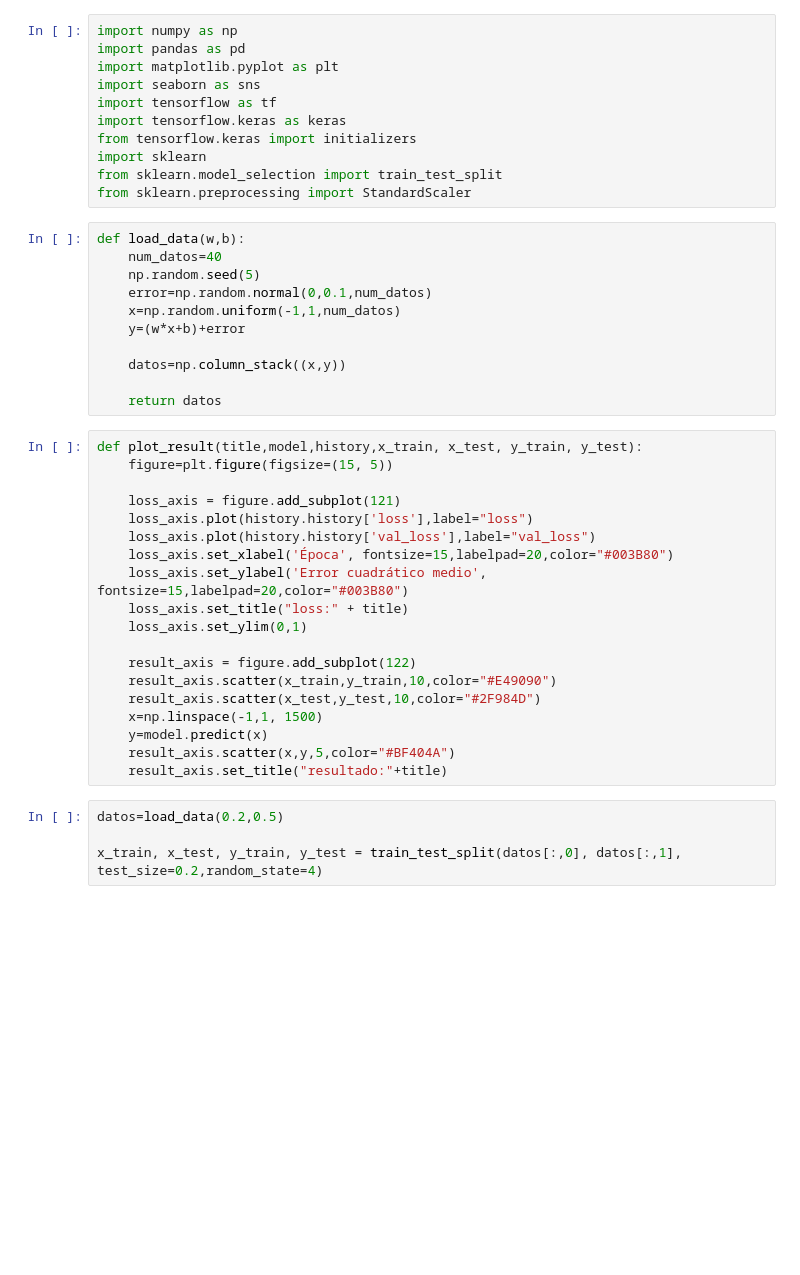
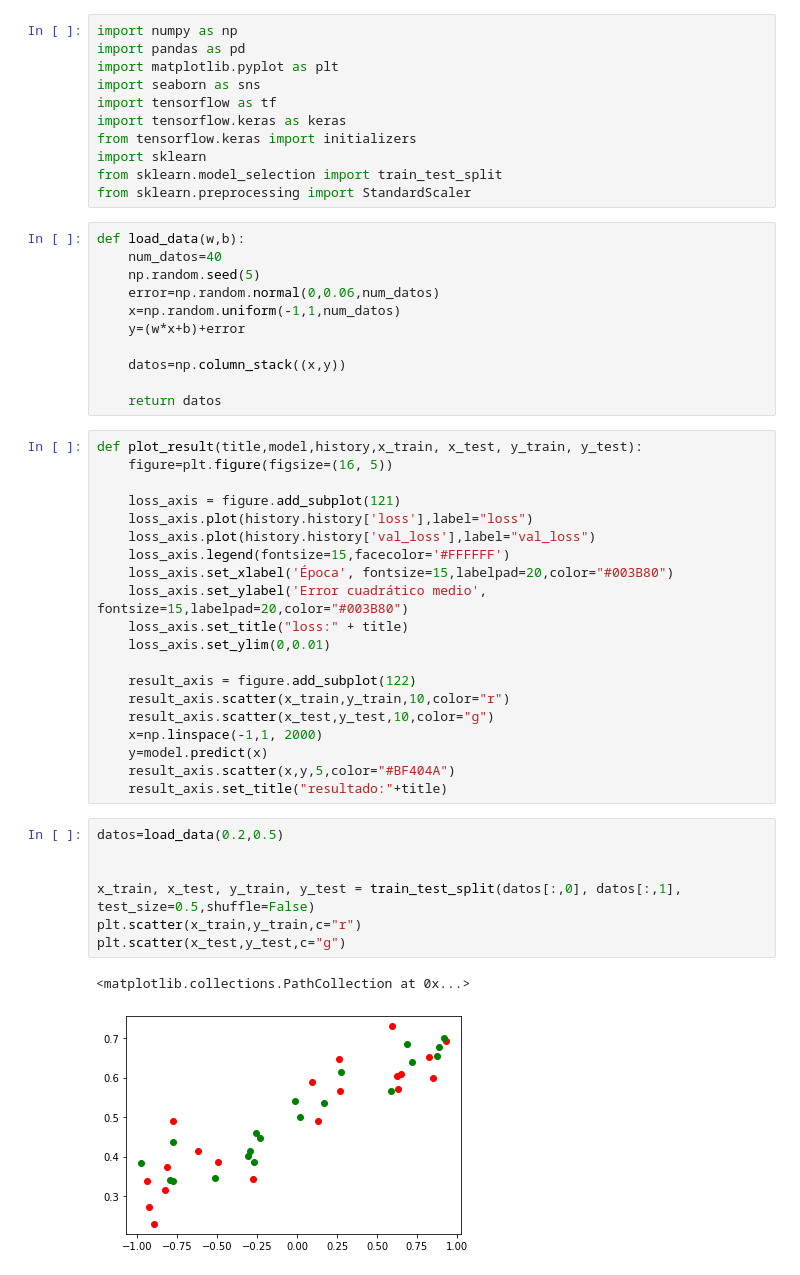
Before and after one commit to logongas/deep-learning, a Jupyter notebook: keras/overfitting/overfitting.ipynb, the cells around one changed output. Drawn from its saved outputs; the diff is of its cells as text; blank space fills up the shorter version.

```diff
--- a/keras/overfitting/overfitting.ipynb
+++ b/keras/overfitting/overfitting.ipynb
@@ -13,7 +13,7 @@ from sklearn.preprocessing import StandardScaler
 def load_data(w,b):
     num_datos=40
     np.random.seed(5)
-    error=np.random.normal(0,0.1,num_datos)
+    error=np.random.normal(0,0.06,num_datos)
     x=np.random.uniform(-1,1,num_datos)
     y=(w*x+b)+error
 
@@ -22,24 +22,31 @@ def load_data(w,b):
     return datos
 # %%
 def plot_result(title,model,history,x_train, x_test, y_train, y_test):
-    figure=plt.figure(figsize=(15, 5))
+    figure=plt.figure(figsize=(16, 5))
 
     loss_axis = figure.add_subplot(121)
     loss_axis.plot(history.history['loss'],label="loss")
     loss_axis.plot(history.history['val_loss'],label="val_loss")
+    loss_axis.legend(fontsize=15,facecolor='#FFFFFF')
     loss_axis.set_xlabel('Época', fontsize=15,labelpad=20,color="#003B80")
     loss_axis.set_ylabel('Error cuadrático medio', fontsize=15,labelpad=20,color="#003B80")
     loss_axis.set_title("loss:" + title)
-    loss_axis.set_ylim(0,1)
+    loss_axis.set_ylim(0,0.01)
 
     result_axis = figure.add_subplot(122)
-    result_axis.scatter(x_train,y_train,10,color="#E49090")
-    result_axis.scatter(x_test,y_test,10,color="#2F984D")
-    x=np.linspace(-1,1, 1500)
+    result_axis.scatter(x_train,y_train,10,color="r")
+    result_axis.scatter(x_test,y_test,10,color="g")
+    x=np.linspace(-1,1, 2000)
     y=model.predict(x)
     result_axis.scatter(x,y,5,color="#BF404A")
     result_axis.set_title("resultado:"+title)
 # %%
 datos=load_data(0.2,0.5)
 
-x_train, x_test, y_train, y_test = train_test_split(datos[:,0], datos[:,1], test_size=0.2,random_state=4)
+
+x_train, x_test, y_train, y_test = train_test_split(datos[:,0], datos[:,1], test_size=0.5,shuffle=False)
+plt.scatter(x_train,y_train,c="r")
+plt.scatter(x_test,y_test,c="g")
+# %% [output]
+<matplotlib.collections.PathCollection at 0x...>
+[figure, added]
```
Also changed, not shown: parts of 3 cells of this notebook.
